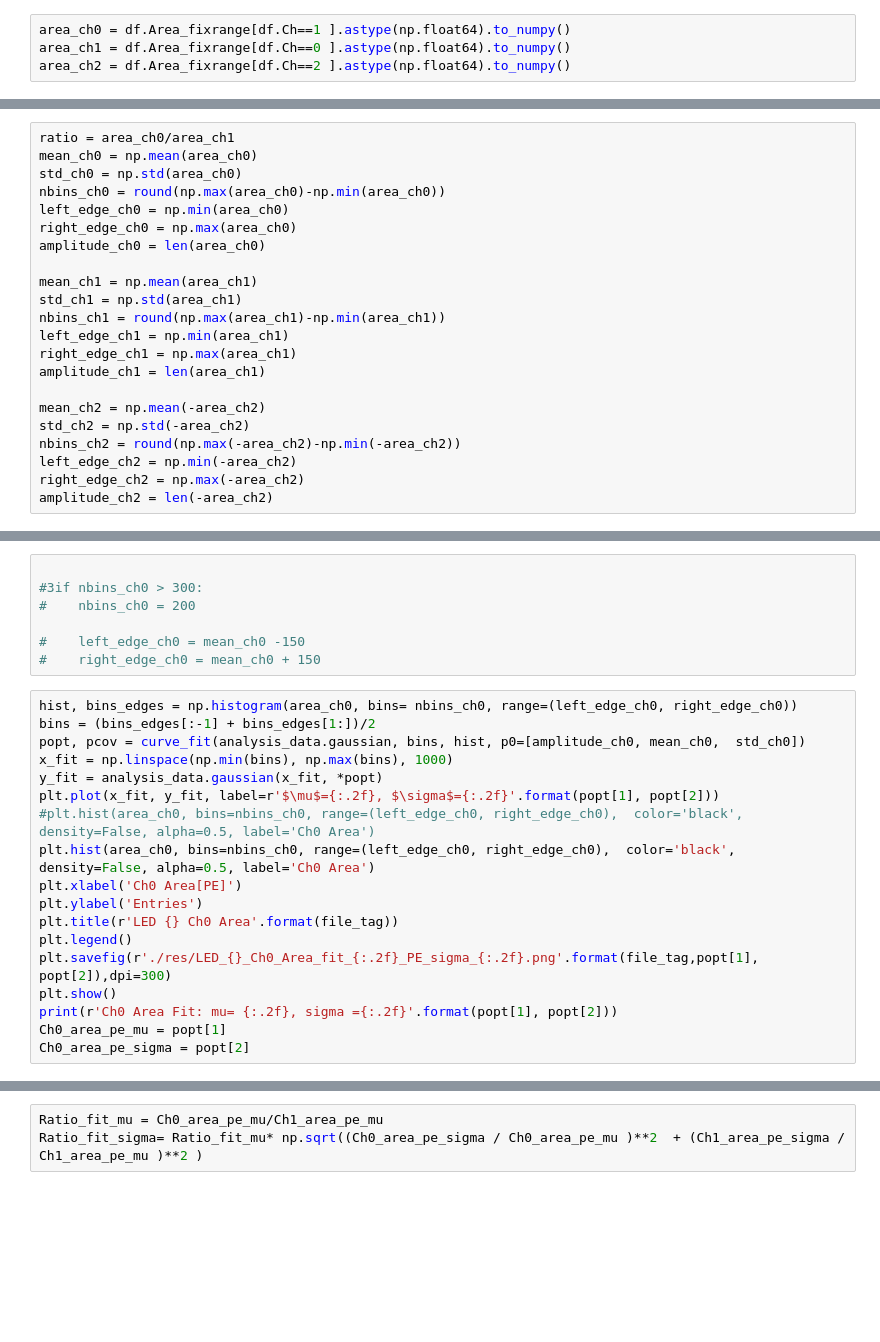
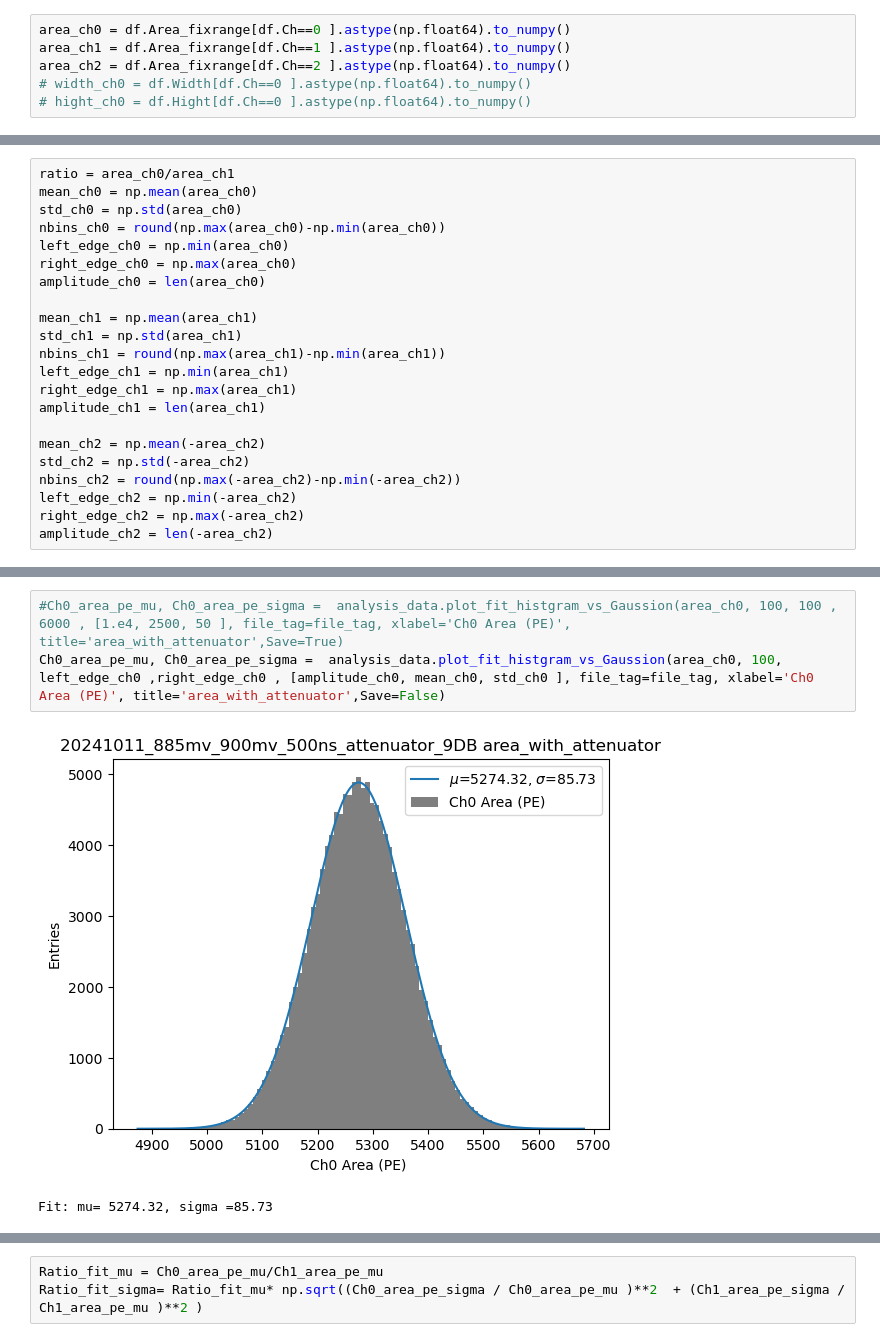
Before and after one commit to Westlake-University-Lsc-lab/ProcessLocalData, a Jupyter notebook: plot_example.ipynb, the cells around one changed output, grey strips where cells are left out. Drawn from its saved outputs; the diff is of its cells as text; blank space fills up the shorter version.

```diff
--- a/plot_example.ipynb
+++ b/plot_example.ipynb
@@ -107,7 +141,9 @@ area_2 = df.Area_fixrange[:][m]
 # %%
-area_ch0 = df.Area_fixrange[df.Ch==1 ].astype(np.float64).to_numpy()
-area_ch1 = df.Area_fixrange[df.Ch==0 ].astype(np.float64).to_numpy()
+area_ch0 = df.Area_fixrange[df.Ch==0 ].astype(np.float64).to_numpy()
+area_ch1 = df.Area_fixrange[df.Ch==1 ].astype(np.float64).to_numpy()
 area_ch2 = df.Area_fixrange[df.Ch==2 ].astype(np.float64).to_numpy()
+# width_ch0 = df.Width[df.Ch==0 ].astype(np.float64).to_numpy()
+# hight_ch0 = df.Hight[df.Ch==0 ].astype(np.float64).to_numpy()
 # %%
 area_ch0, area_ch1, area_ch2
 # %% [output]
@@ -180,25 +204,6 @@ mean_ch0, std_ch0 ,left_edge_ch0 , right_edge_ch0, nbins_ch0 , amplitude_ch0
-# %%
-
-#3if nbins_ch0 > 300:
-#    nbins_ch0 = 200
-
-#    left_edge_ch0 = mean_ch0 -150
-#    right_edge_ch0 = mean_ch0 + 150
-# %%
-hist, bins_edges = np.histogram(area_ch0, bins= nbins_ch0, range=(left_edge_ch0, right_edge_ch0))
-bins = (bins_edges[:-1] + bins_edges[1:])/2
-popt, pcov = curve_fit(analysis_data.gaussian, bins, hist, p0=[amplitude_ch0, mean_ch0,  std_ch0])
-x_fit = np.linspace(np.min(bins), np.max(bins), 1000)
-y_fit = analysis_data.gaussian(x_fit, *popt)
-plt.plot(x_fit, y_fit, label=r'$\mu$={:.2f}, $\sigma$={:.2f}'.format(popt[1], popt[2]))
-#plt.hist(area_ch0, bins=nbins_ch0, range=(left_edge_ch0, right_edge_ch0),  color='black', density=False, alpha=0.5, label='Ch0 Area')
-plt.hist(area_ch0, bins=nbins_ch0, range=(left_edge_ch0, right_edge_ch0),  color='black', density=False, alpha=0.5, label='Ch0 Area')
-plt.xlabel('Ch0 Area[PE]')
-plt.ylabel('Entries')
-plt.title(r'LED {} Ch0 Area'.format(file_tag))
-plt.legend()
-plt.savefig(r'./res/LED_{}_Ch0_Area_fit_{:.2f}_PE_sigma_{:.2f}.png'.format(file_tag,popt[1], popt[2]),dpi=300)
-plt.show()
-print(r'Ch0 Area Fit: mu= {:.2f}, sigma ={:.2f}'.format(popt[1], popt[2]))
-Ch0_area_pe_mu = popt[1]
-Ch0_area_pe_sigma = popt[2]
+# %%
+#Ch0_area_pe_mu, Ch0_area_pe_sigma =  analysis_data.plot_fit_histgram_vs_Gaussion(area_ch0, 100, 100 , 6000 , [1.e4, 2500, 50 ], file_tag=file_tag, xlabel='Ch0 Area (PE)', title='area_with_attenuator',Save=True)
+Ch0_area_pe_mu, Ch0_area_pe_sigma =  analysis_data.plot_fit_histgram_vs_Gaussion(area_ch0, 100, left_edge_ch0 ,right_edge_ch0 , [amplitude_ch0, mean_ch0, std_ch0 ], file_tag=file_tag, xlabel='Ch0 Area (PE)', title='area_with_attenuator',Save=False)
+# %% [output]
+[figure, added]
+Fit: mu= 5274.32, sigma =85.73
```
Also changed, not shown: parts of 45 cells of this notebook, 2 other files.
